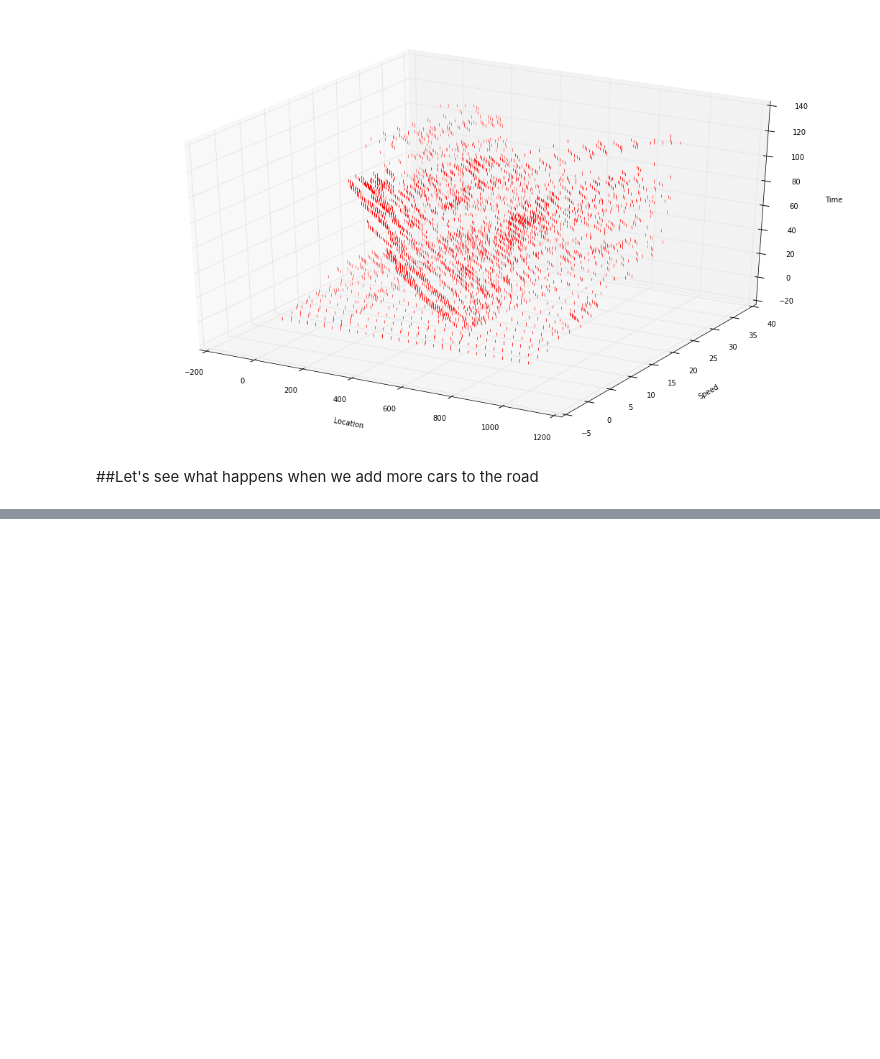
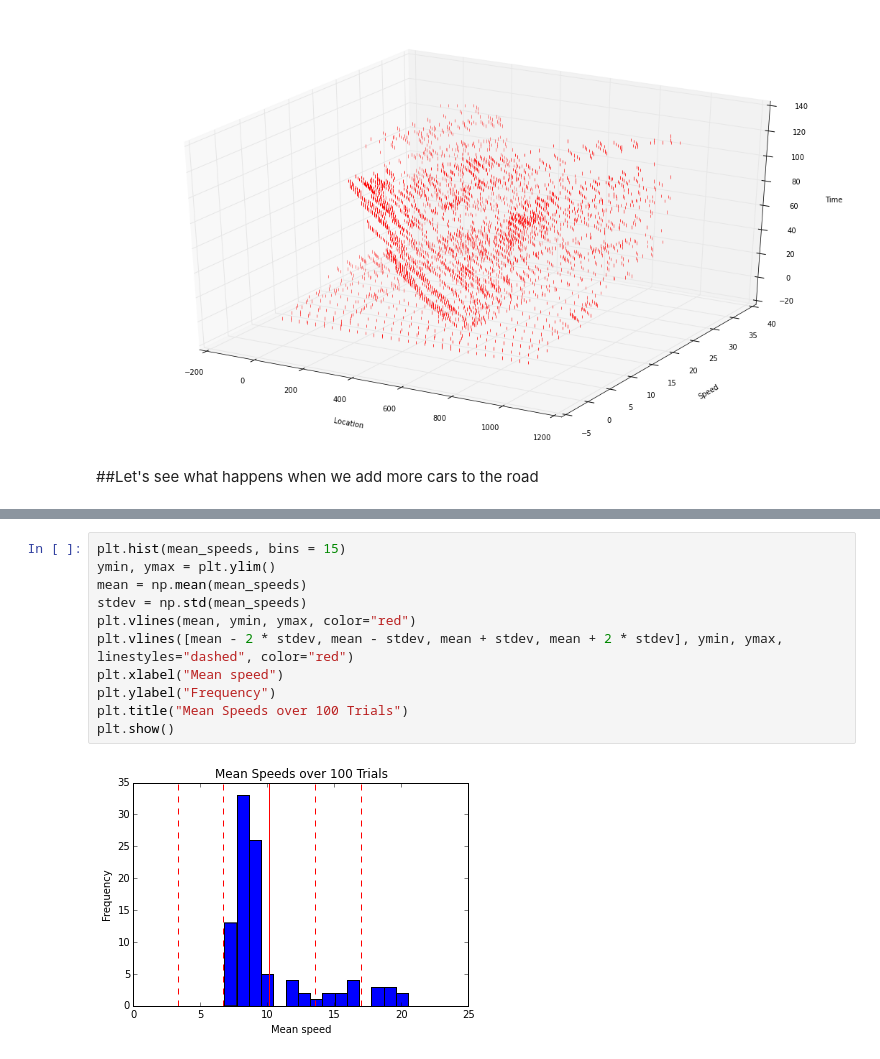
Before and after one commit to tiyd-python-2015-05/traffic-simulation, a Jupyter notebook: Traffic_Study.ipynb, the cells around one changed output, grey strips where cells are left out. Cells and saved outputs as stored; diff of their text form; blank space fills up the shorter version.

```diff
--- a/Traffic_Study.ipynb
+++ b/Traffic_Study.ipynb
@@ -289,3 +302,16 @@ Mean StDev of Speed over 100 Trials: 8.231101378653864
+# %%
+plt.hist(mean_speeds, bins = 15)
+ymin, ymax = plt.ylim()
+mean = np.mean(mean_speeds)
+stdev = np.std(mean_speeds)
+plt.vlines(mean, ymin, ymax, color="red")
+plt.vlines([mean - 2 * stdev, mean - stdev, mean + stdev, mean + 2 * stdev], ymin, ymax, linestyles="dashed", color="red")
+plt.xlabel("Mean speed")
+plt.ylabel("Frequency")
+plt.title("Mean Speeds over 100 Trials")
+plt.show()
+# %% [output]
+[figure, added]
 # %%
 cars = 60
 num_sims = 100
```
Also changed, not shown: parts of 7 cells of this notebook.
